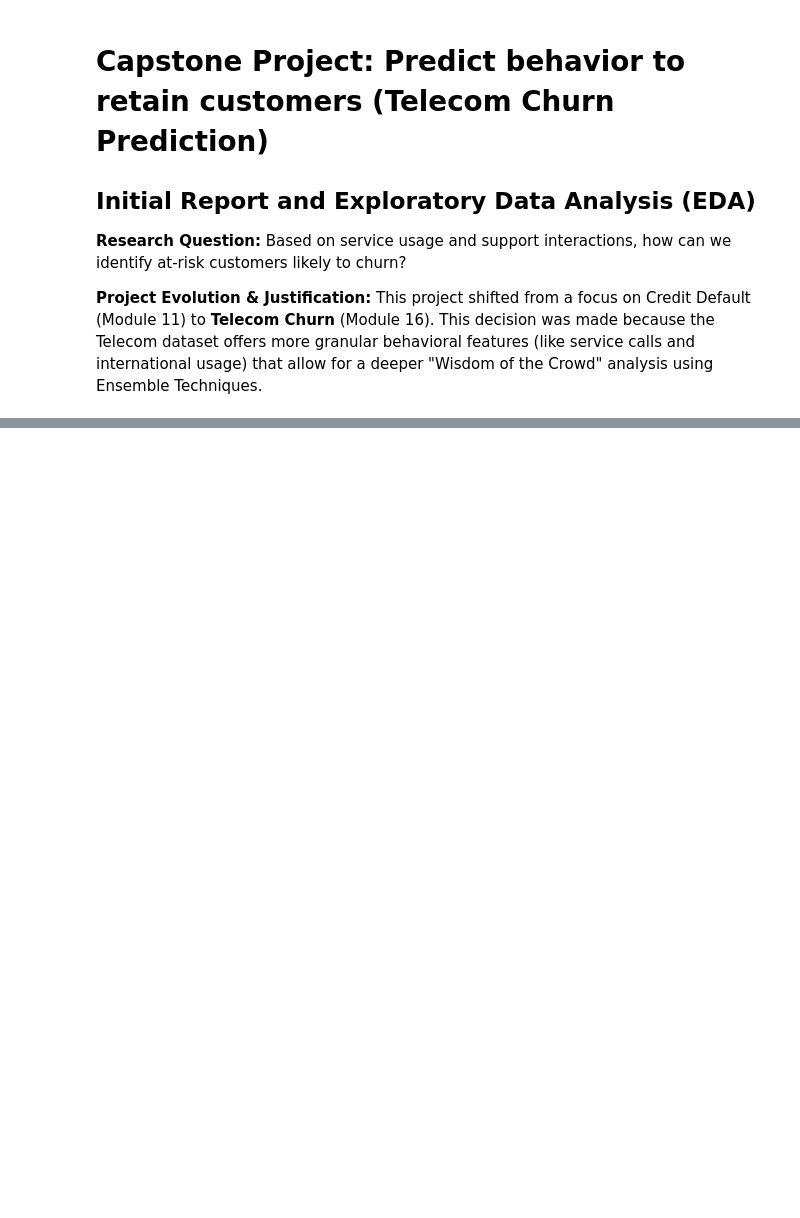
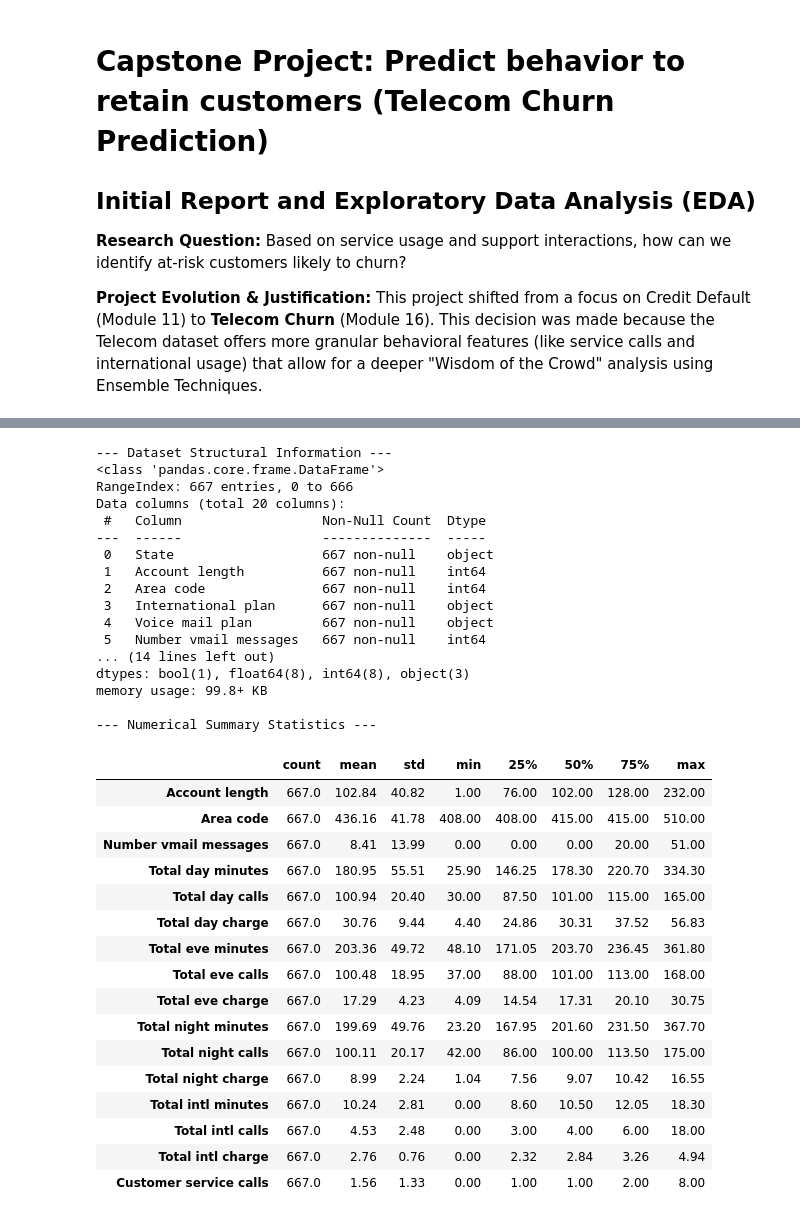
Before and after one commit to raghu031982/Telecom-Churn-Analysis, a Jupyter notebook: Telecom_Churn_EDA_Baseline.ipynb, the cells around one changed output, grey strips where cells are left out. Saved outputs shown, nothing was run; the diff lists cells and outputs as text; code cells hidden in the pictures; blank space fills up the shorter version.

```diff
--- a/Telecom_Churn_EDA_Baseline.ipynb
+++ b/Telecom_Churn_EDA_Baseline.ipynb
@@ -11,10 +16,60 @@ This project shifted from a focus on Credit Default (Module 11) to **Telecom Chu
 # %%
+# Libraries are imported and aliased correctly
 import pandas as pd
 import numpy as np
 import matplotlib.pyplot as plt
 import seaborn as sns
+
 from sklearn.model_selection import train_test_split
 from sklearn.tree import DecisionTreeClassifier
-from sklearn.metrics import classification_report, confusion_matrix, recall_score
-# Setting visualization style
-sns.set_theme(style="whitegrid")
+from sklearn.metrics import classification_report, ConfusionMatrixDisplay, recall_score
+
+# Setting global visualization themes for professional-grade reporting
+sns.set_theme(style="whitegrid", palette="muted")
+plt.rcParams['figure.figsize'] = (10, 6)
+
+# Data loading (Sensible variable naming)
+df = pd.read_csv('/content/churn-bigml-20.csv')
+
+# Demonstrates competency with pandas: Deep structural inspection
+print("--- Dataset Structural Information ---")
+df.info()
+
+# Transposed statistical summary to prevent long strings of vertical output
+print("\n--- Numerical Summary Statistics ---")
+display(df.describe().T.round(2))
+# %% [output]
+--- Dataset Structural Information ---
+<class 'pandas.core.frame.DataFrame'>
+RangeIndex: 667 entries, 0 to 666
+Data columns (total 20 columns):
+ #   Column                  Non-Null Count  Dtype
+---  ------                  --------------  -----
+ 0   State                   667 non-null    object
+ 1   Account length          667 non-null    int64
+ 2   Area code               667 non-null    int64
+ 3   International plan      667 non-null    object
+ 4   Voice mail plan         667 non-null    object
+ 5   Number vmail messages   667 non-null    int64
+... (14 lines left out)
+dtypes: bool(1), float64(8), int64(8), object(3)
+memory usage: 99.8+ KB
+
+--- Numerical Summary Statistics ---
+|  | count | mean | std | min | 25% | 50% | 75% | max |
+| Account length | 667.0 | 102.84 | 40.82 | 1.00 | 76.00 | 102.00 | 128.00 | 232.00 |
+| Area code | 667.0 | 436.16 | 41.78 | 408.00 | 408.00 | 415.00 | 415.00 | 510.00 |
+| Number vmail messages | 667.0 | 8.41 | 13.99 | 0.00 | 0.00 | 0.00 | 20.00 | 51.00 |
+| Total day minutes | 667.0 | 180.95 | 55.51 | 25.90 | 146.25 | 178.30 | 220.70 | 334.30 |
+| Total day calls | 667.0 | 100.94 | 20.40 | 30.00 | 87.50 | 101.00 | 115.00 | 165.00 |
+| Total day charge | 667.0 | 30.76 | 9.44 | 4.40 | 24.86 | 30.31 | 37.52 | 56.83 |
+| Total eve minutes | 667.0 | 203.36 | 49.72 | 48.10 | 171.05 | 203.70 | 236.45 | 361.80 |
+| Total eve calls | 667.0 | 100.48 | 18.95 | 37.00 | 88.00 | 101.00 | 113.00 | 168.00 |
+| Total eve charge | 667.0 | 17.29 | 4.23 | 4.09 | 14.54 | 17.31 | 20.10 | 30.75 |
+| Total night minutes | 667.0 | 199.69 | 49.76 | 23.20 | 167.95 | 201.60 | 231.50 | 367.70 |
+| Total night calls | 667.0 | 100.11 | 20.17 | 42.00 | 86.00 | 100.00 | 113.50 | 175.00 |
+| Total night charge | 667.0 | 8.99 | 2.24 | 1.04 | 7.56 | 9.07 | 10.42 | 16.55 |
+| Total intl minutes | 667.0 | 10.24 | 2.81 | 0.00 | 8.60 | 10.50 | 12.05 | 18.30 |
+| Total intl calls | 667.0 | 4.53 | 2.48 | 0.00 | 3.00 | 4.00 | 6.00 | 18.00 |
+| Total intl charge | 667.0 | 2.76 | 0.76 | 0.00 | 2.32 | 2.84 | 3.26 | 4.94 |
+| Customer service calls | 667.0 | 1.56 | 1.33 | 0.00 | 1.00 | 1.00 | 2.00 | 8.00 |
```
Also changed, not shown: parts of 17 cells of this notebook.
